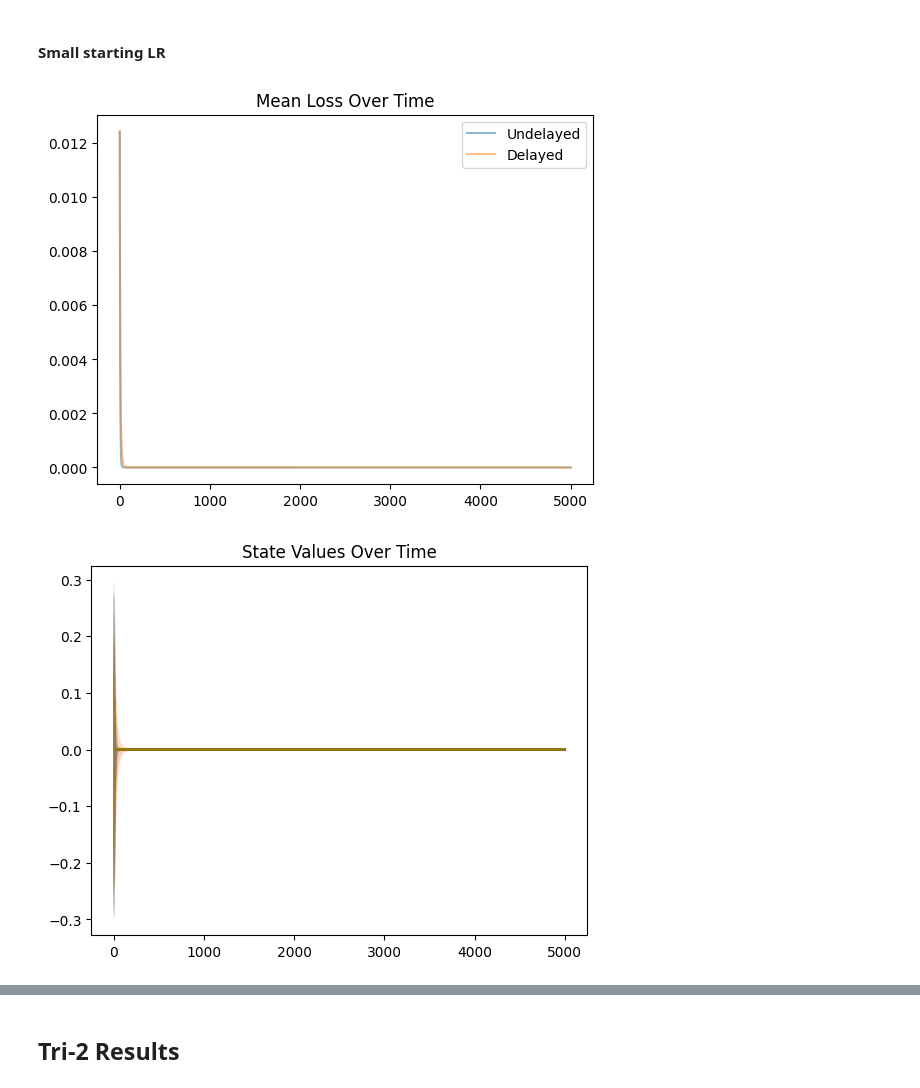
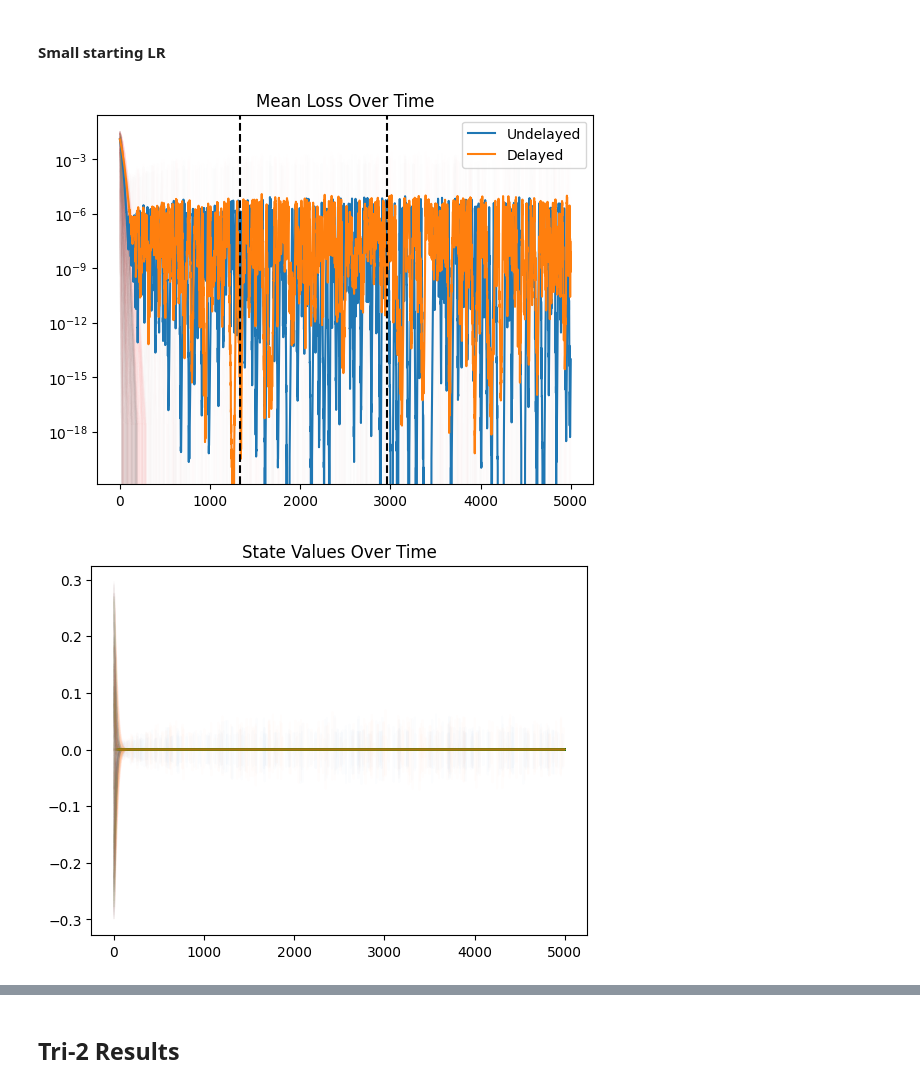
Before and after one commit to ebensonm/delay-optimizer, a Jupyter notebook: DelayEffects/stability.ipynb, the cells around one changed output, grey strips where cells are left out. Saved outputs shown, nothing was run; the diff lists cells and outputs as text; code cells hidden in the pictures.

```diff
--- a/DelayEffects/stability.ipynb
+++ b/DelayEffects/stability.ipynb
@@ -205,9 +10,0 @@ del_loc_const_data = stable_handler.optimize(
-# %%
-undel_data = undel_loc_const_data
-del_data = del_loc_const_data
-xlim = [-3, 3]
-
-plot_time_loss(undel_data, del_data)
-plot_time_state(undel_data, del_data)
-plot_final_states(undel_data, xlim=xlim)
-plot_final_states(del_data, xlim=xlim)
@@ -243,9 +10,0 @@ del_loc_linear_data = stable_handler.optimize(
-# %%
-undel_data = undel_loc_linear_data
-del_data = del_loc_linear_data
-xlim = [-3, 3]
-
-plot_time_loss(undel_data, del_data)
-plot_time_state(undel_data, del_data)
-plot_final_states(undel_data, xlim=xlim)
-plot_final_states(del_data, xlim=xlim)
@@ -281,9 +10,0 @@ del_loc_inv_data = stable_handler.optimize(
-# %%
-undel_data = undel_loc_inv_data
-del_data = del_loc_inv_data
-xlim = [-3, 3]
-
-plot_time_loss(undel_data, del_data)
-plot_time_state(undel_data, del_data)
-plot_final_states(undel_data, xlim=xlim)
-plot_final_states(del_data, xlim=xlim)
@@ -397,8 +152,8 @@ plot_final_states(del_data, xlim=xlim)
 # %% [markdown]
 #### Local
 # %%
-undel_data = Data.load("Data/stable1d_undel_const_stable_local.dat")
-del_data = Data.load("Data/stable1d_stochL1_const_stable_local.dat")
+undel_data = Data.load("../data/stable1d_undel_const_small_local.dat")
+del_data = Data.load("../data/stable1d_stochL1_const_small_local.dat")
 xlim = [-3, 3]
 
 plot_time_loss(undel_data, del_data)
@@ -467,16 +222,16 @@ plot_final_states(del_data, xlim=xlim)
 # %% [markdown]
 #### Small starting LR
 # %%
-undel_data = Data.load("Data/stable1d_undel_inv_small_local.dat")
-del_data = Data.load("Data/stable1d_stochL1_inv_small_local.dat")
+undel_data = Data.load("../data/stable1d_undel_inv_small_local.dat")
+del_data = Data.load("../data/stable1d_stochL1_inv_small_local.dat")
 xlim = [-3, 3]
 
-plot_time_loss(undel_data, del_data)
+plot_time_loss(undel_data, del_data, vlines=small_lr_idx, yscale="log", legend_loc="upper right")
 plot_time_state(undel_data, del_data)
 plot_final_states(undel_data, xlim=xlim)
 plot_final_states(del_data, xlim=xlim)
 # %% [output]
-[figure, old version]
+[figure, new version]
 [figure]
 [figure]
 [figure]
```
Also changed, not shown: parts of 60 cells of this notebook, 1 other file.
